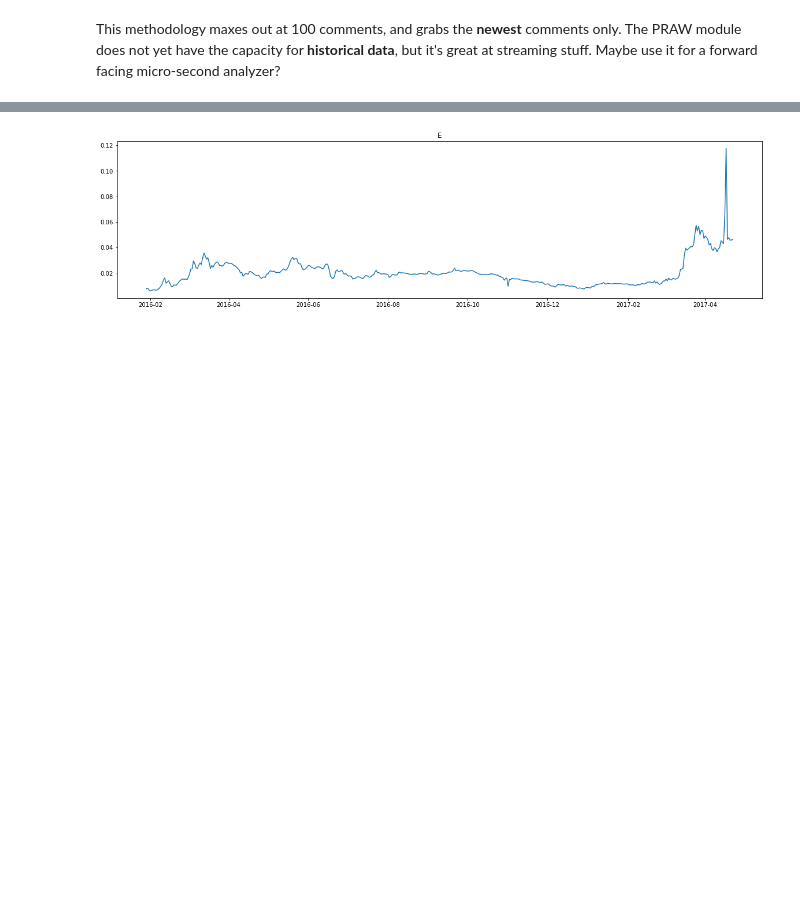
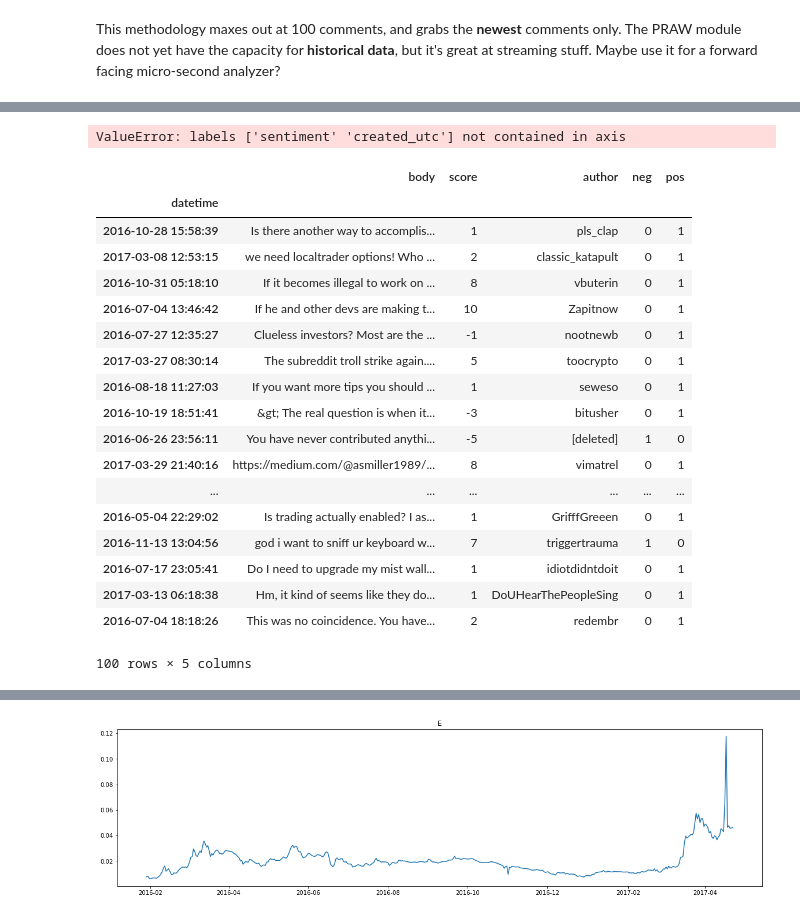
Before and after one commit to redqueenxyz/sigmaCoin, a Jupyter notebook: optimizing/forecaster.ipynb, the cells around one changed output, grey strips where cells are left out. Drawn from its saved outputs; the diff is of its cells as text; code cells hidden in the pictures; blank space fills up the shorter version.

```diff
--- a/optimizing/forecaster.ipynb
+++ b/optimizing/forecaster.ipynb
@@ -72,0 +197,11 @@ May require a CloudSQL instance, in which case we should just push there moving
+# %%
+# Let's wrap this up in a function
+
+def sentimizer(x):
+    """
+    Grabs the final sentiment classification of a string using a Naive Bayes classifier.
+    """
+    blob = TextBlob(x,  analyzer=NaiveBayesAnalyzer())
+    return blob.sentiment[0]
+
+sentimizer("I love this library")
@@ -72,0 +210,6 @@ May require a CloudSQL instance, in which case we should just push there moving
+# %%
+# Generate a little sample for testing
+ethereum_sample = ethereum_subreddit.sample(n=100)
+# %%
+# Map apply the function over the sample (significantly faster than iteration)
+ethereum_sample["sentiment"] = ethereum_sample["body"].apply(sentimizer)
@@ -72,0 +236,29 @@ May require a CloudSQL instance, in which case we should just push there moving
+# %%
+# Success!
+# Now let's turn them into dummy variables, drop the old ones (and the UTC timestamp), and slap them onto the dataset
+ethereum_sample = pd.concat([ethereum_sample.drop(["sentiment", "created_utc"], axis=1), pd.get_dummies(ethereum_sample['sentiment'])], axis=1);
+ethereum_sample
+# %% [output]
+ValueError: labels ['sentiment' 'created_utc'] not contained in axis
+# %%
+ethereum_sample
+# %% [output]
+|  | body | score | author | neg | pos |
+| datetime |  |  |  |  |  |
+| 2016-10-28 15:58:39 | Is there another way to accomplis... | 1 | pls_clap | 0 | 1 |
+| 2017-03-08 12:53:15 | we need localtrader options! Who ... | 2 | classic_katapult | 0 | 1 |
+| 2016-10-31 05:18:10 | If it becomes illegal to work on ... | 8 | vbuterin | 0 | 1 |
+| 2016-07-04 13:46:42 | If he and other devs are making t... | 10 | Zapitnow | 0 | 1 |
+| 2016-07-27 12:35:27 | Clueless investors? Most are the ... | -1 | nootnewb | 0 | 1 |
+| 2017-03-27 08:30:14 | The subreddit troll strike again.... | 5 | toocrypto | 0 | 1 |
+| 2016-08-18 11:27:03 | If you want more tips you should ... | 1 | seweso | 0 | 1 |
+| 2016-10-19 18:51:41 | &gt; The real question is when it... | -3 | bitusher | 0 | 1 |
+| 2016-06-26 23:56:11 | You have never contributed anythi... | -5 | [deleted] | 1 | 0 |
+| 2017-03-29 21:40:16 | https://medium.com/@asmiller1989/... | 8 | vimatrel | 0 | 1 |
+| ... | ... | ... | ... | ... | ... |
+| 2016-05-04 22:29:02 | Is trading actually enabled? I as... | 1 | GrifffGreeen | 0 | 1 |
+| 2016-11-13 13:04:56 | god i want to sniff ur keyboard w... | 7 | triggertrauma | 1 | 0 |
+| 2016-07-17 23:05:41 | Do I need to upgrade my mist wall... | 1 | idiotdidntdoit | 0 | 1 |
+| 2017-03-13 06:18:38 | Hm, it kind of seems like they do... | 1 | DoUHearThePeopleSing | 0 | 1 |
+| 2016-07-04 18:18:26 | This was no coincidence. You have... | 2 | redembr | 0 | 1 |
+100 rows × 5 columns
```
Also changed, not shown: parts of 36 cells of this notebook.
